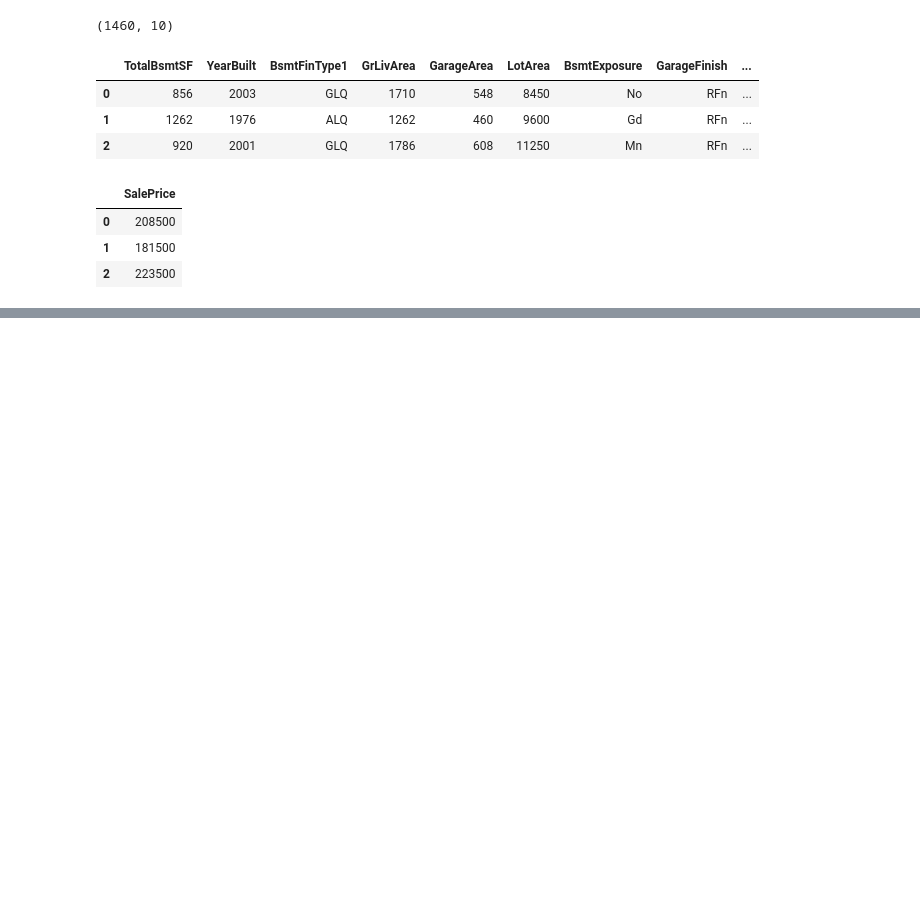
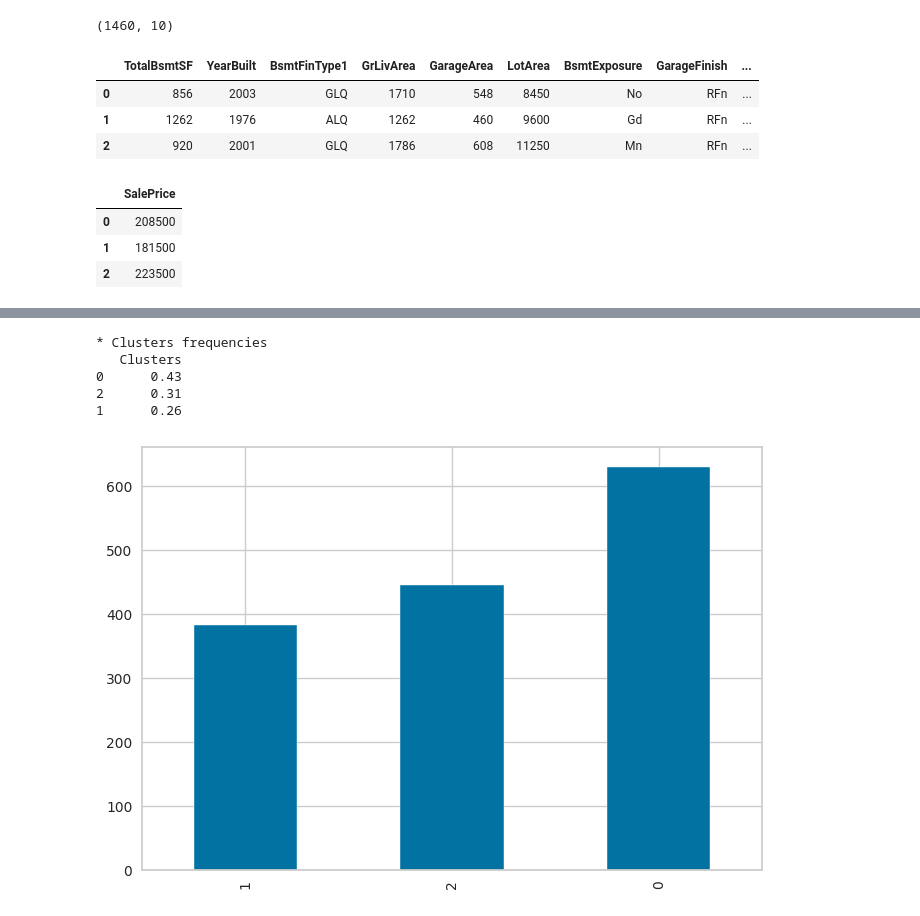
Before and after one commit to simonepietraroia/House-Sales, a Jupyter notebook: jupyter_notebooks/6 - Scatter plot.ipynb, the cells around one changed output, grey strips where cells are left out. Drawn from its saved outputs; the diff is of its cells as text; code cells hidden in the pictures; blank space fills up the shorter version.

```diff
--- a/jupyter_notebooks/6 - Scatter plot.ipynb
+++ b/jupyter_notebooks/6 - Scatter plot.ipynb
@@ -579,0 +690,4 @@ cluster_distribution_per_variable(df=df_cluster_vs_churn, target='Churn')
+# %%
+X = df_reduced.copy()
+print(X.shape)
+X.head(3)
@@ -579,0 +700,3 @@ cluster_distribution_per_variable(df=df_cluster_vs_churn, target='Churn')
+# %%
+pipeline_cluster = PipelineCluster()
+pipeline_cluster.fit(X)
@@ -579,0 +714,4 @@ cluster_distribution_per_variable(df=df_cluster_vs_churn, target='Churn')
+# %%
+X['Clusters'] = pipeline_cluster['model'].labels_
+print(X.shape)
+X.head(3)
@@ -579,0 +724,11 @@ cluster_distribution_per_variable(df=df_cluster_vs_churn, target='Churn')
+# %%
+print(f"* Clusters frequencies \n{ X['Clusters'].value_counts(normalize=True).to_frame().round(2)} \n\n")
+X['Clusters'].value_counts().sort_values().plot(kind='bar')
+plt.show()
+# %% [output]
+* Clusters frequencies
+   Clusters
+0      0.43
+2      0.31
+1      0.26
+[figure, added]
```
Also changed, not shown: parts of 30 cells of this notebook, 5 other files.
